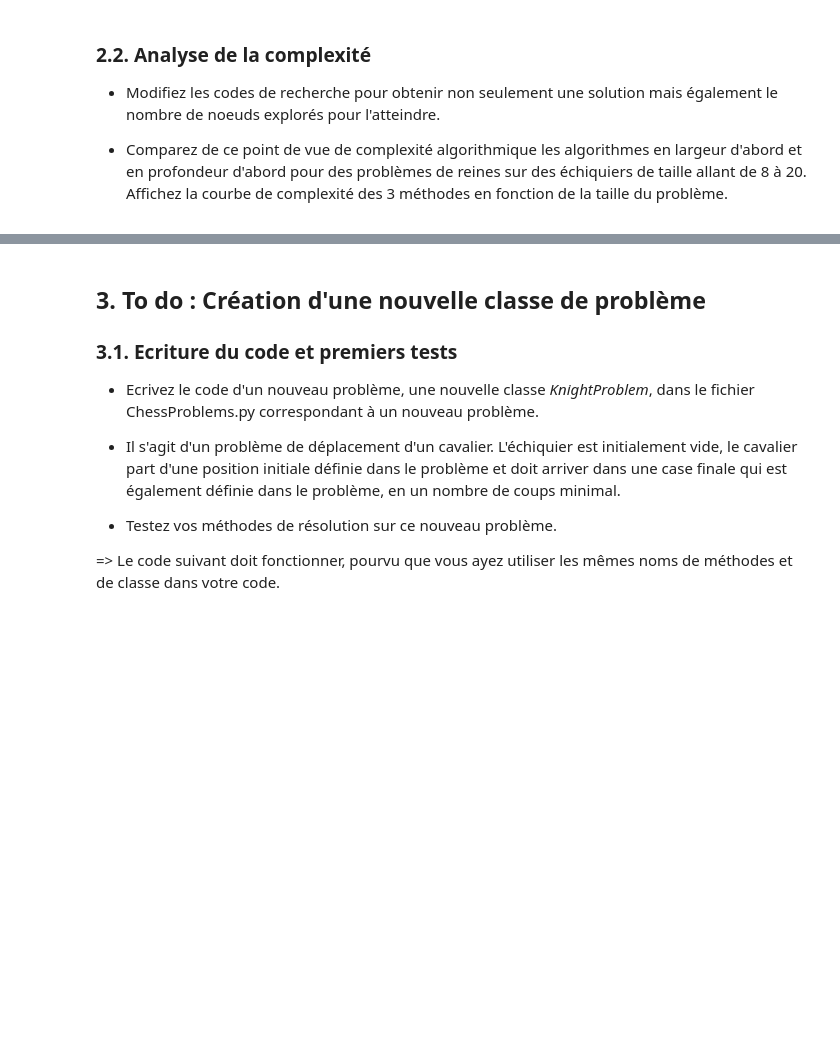
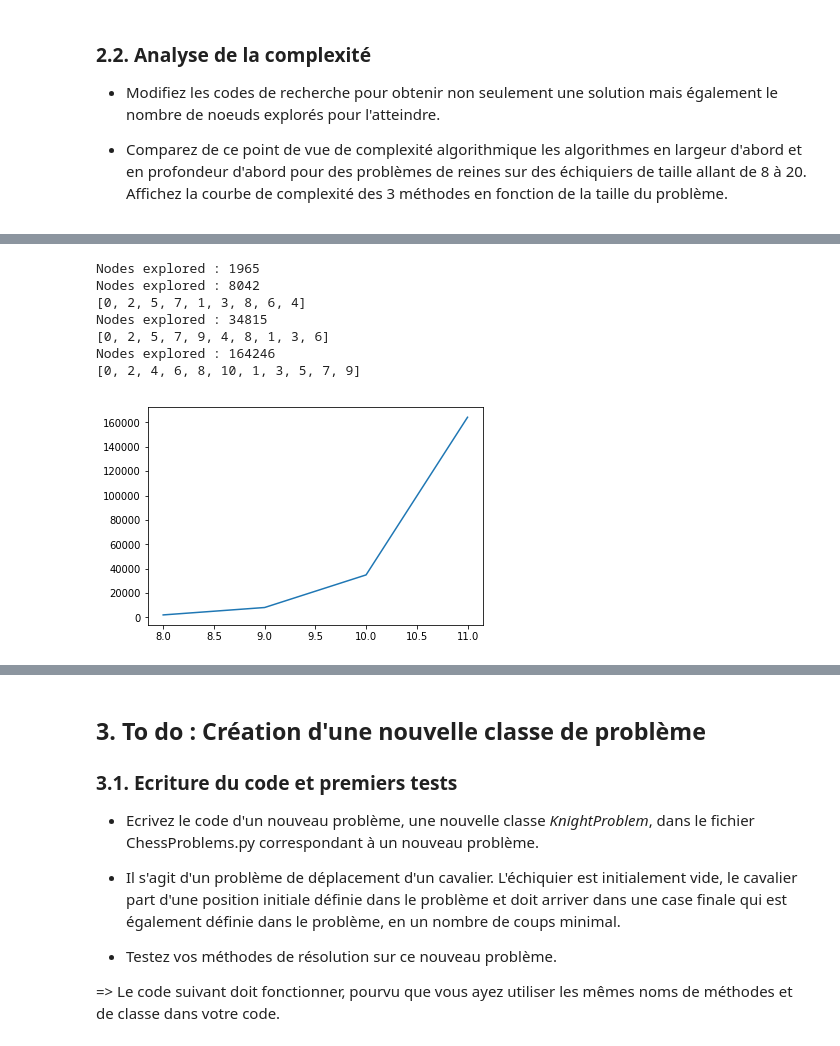
Before and after one commit to flyman15/TP_IA, a Jupyter notebook: TPIA1/Notebooks/JOIA_ChessAwale_Starter.ipynb, the cells around one changed output, grey strips where cells are left out. Saved outputs shown, nothing was run; the diff lists cells and outputs as text; code cells hidden in the pictures; blank space fills up the shorter version.

```diff
--- a/TPIA1/Notebooks/JOIA_ChessAwale_Starter.ipynb
+++ b/TPIA1/Notebooks/JOIA_ChessAwale_Starter.ipynb
@@ -259,0 +281,29 @@ Board('N7/4N3/7N/5N2/2N5/6N1/1N6/3N4 w - - 0 1')
+# %%
+import matplotlib.pyplot as plt
+
+from Problems.Problems import Problem
+
+from Chess.ChessProblems import NQueensProblem
+
+from Solvers.Solvers import depth_first_graph_search, breadth_first_graph_search
+
+N = 12
+
+numbre_nodes_explored = []
+for e in range(8,N):
+    p= NQueensProblem(e)
+    s = breadth_first_graph_search(p)
+    numbre_nodes_explored.append(s[0])
+    p.display_solution(s)
+
+plt.plot(range(8,N), numbre_nodes_explored)
+pylab.savefig("BFS.png")
+# %% [output]
+Nodes explored : 1965
+Nodes explored : 8042
+[0, 2, 5, 7, 1, 3, 8, 6, 4]
+Nodes explored : 34815
+[0, 2, 5, 7, 9, 4, 8, 1, 3, 6]
+Nodes explored : 164246
+[0, 2, 4, 6, 8, 10, 1, 3, 5, 7, 9]
+[figure, added]
```
Also changed, not shown: parts of 7 cells of this notebook, 3 other files.
